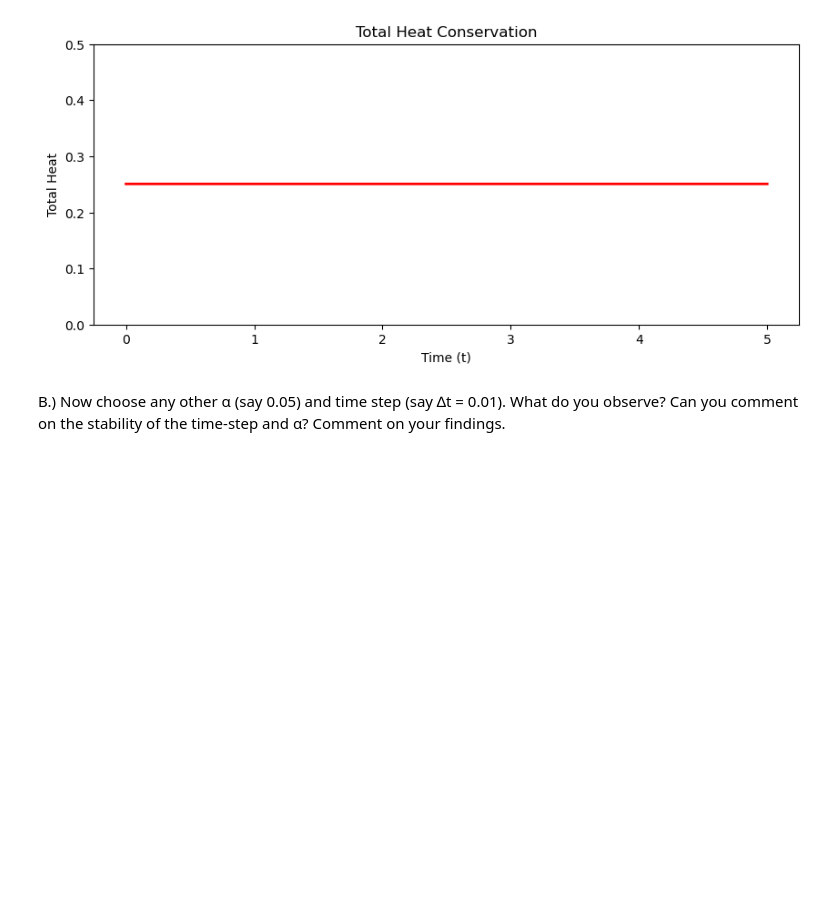
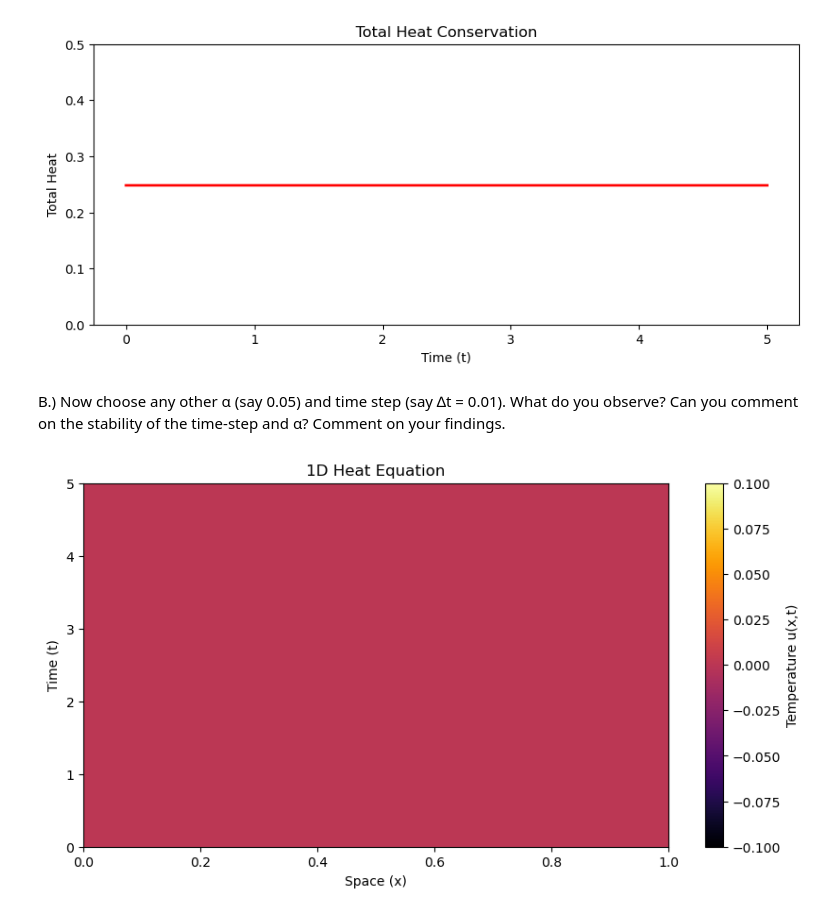
Before and after one commit to PolishJacob/ASTR5900_Projects, a Jupyter notebook: HW_05/Fourier.ipynb, the cells around one changed output. Drawn from its saved outputs; the diff is of its cells as text; code cells hidden in the pictures; blank space fills up the shorter version.

Commit message:
Finish heat equation function and plots

```diff
--- a/HW_05/Fourier.ipynb
+++ b/HW_05/Fourier.ipynb
@@ -316,3 +281,46 @@ plt.show()
 B.) Now choose any other α (say 0.05) and time step (say ∆t = 0.01). What do you
 observe? Can you comment on the stability of the time-step and α? Comment on your
 findings.
+# %%
+# Parameters from Part B
+N = 100 # Following as before
+alpha = 0.05 # Changed from part A
+dt = 0.01 # Changed from part A
+T = 5
+new_time = np.arange(0, T, dt)
+m_arr = fftfreq(N, d = 1 / N)
+k_arr = 2 * np.pi * m_arr # k-space array
+
+# Arrays for plots
+plot_interval = 50
+u_time = np.zeros((len(new_time) // plot_interval, N))
+tot_heat = np.zeros(len(new_time))
+
+# Initial k-space condition
+x_arr = np.linspace(0, 1, N)
+m_u_hat, x_u_hat, Xm_u_hat = discrete_fourier(N)
+
+# RK2 integration loop
+for t in range(len(new_time)):
+
+    # Calculate total heat
+    tot_heat[t] = np.real(Xm_u_hat[0]) / N
+
+    # Store real-space distribution for the color plot
+    u_x = inverse_discrete_fourier(Xm_u_hat, N) # Has imaginary numbers
+    u_space_time[t // plot_interval, :] = np.real(u_x)
+
+    K1 = heat(alpha, k_arr, Xm_u_hat)
+    K2 = heat(alpha, k_arr, Xm_u_hat + (dt * K1))
+    Xm_u_hat = Xm_u_hat + ((dt * (K1 + K2)) / 2)
+# %%
+# Color plot of space vs time
+plt.figure(figsize=(10, 5))
+plt.imshow(u_time, aspect = 'auto', origin = 'lower', extent = [0, 1, 0, T], cmap = 'inferno')
+plt.colorbar(label = 'Temperature u(x,t)')
+plt.xlabel('Space (x)')
+plt.ylabel('Time (t)')
+plt.title("1D Heat Equation")
+plt.show()
+# %% [output]
+[figure, added]
```
Also changed, not shown: parts of 6 cells of this notebook.
